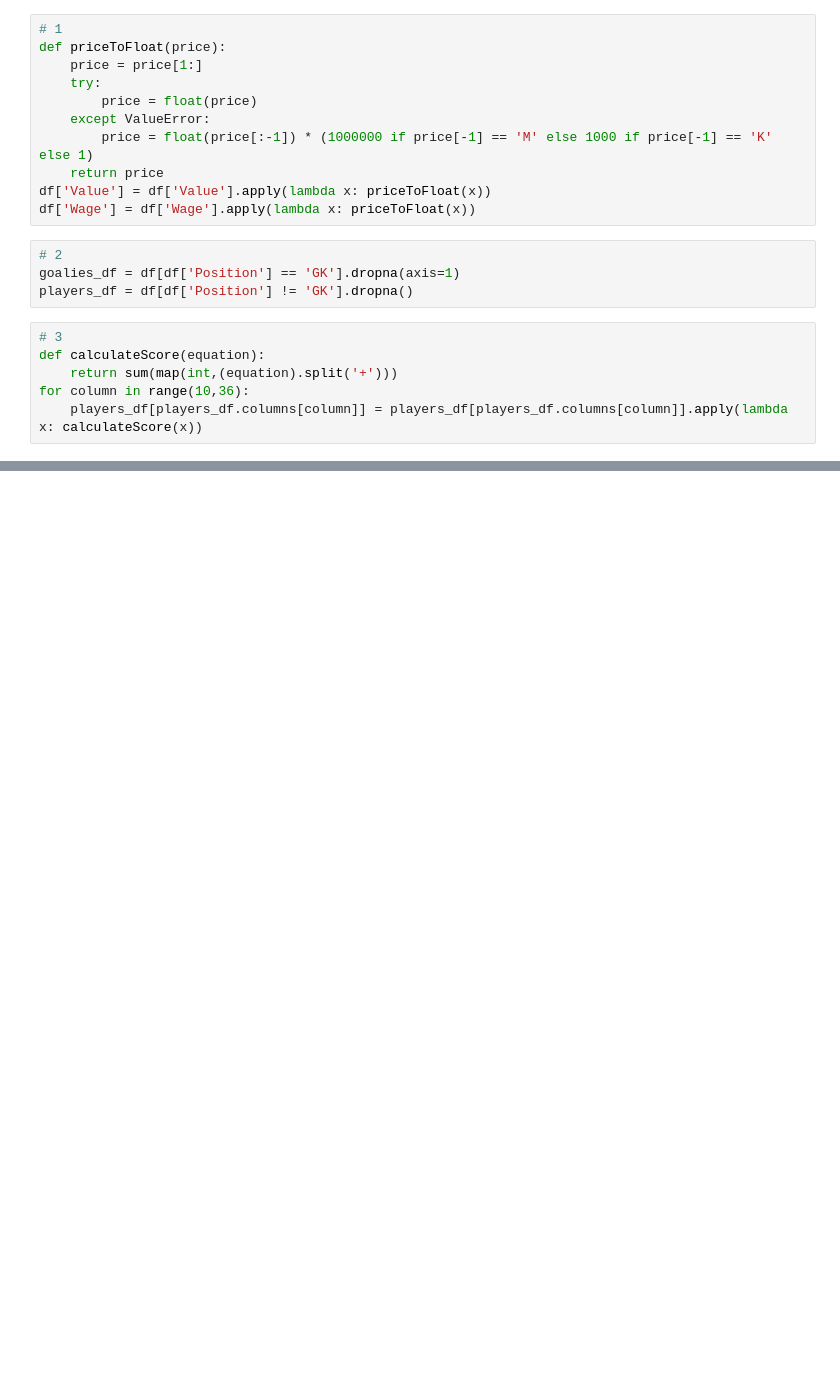
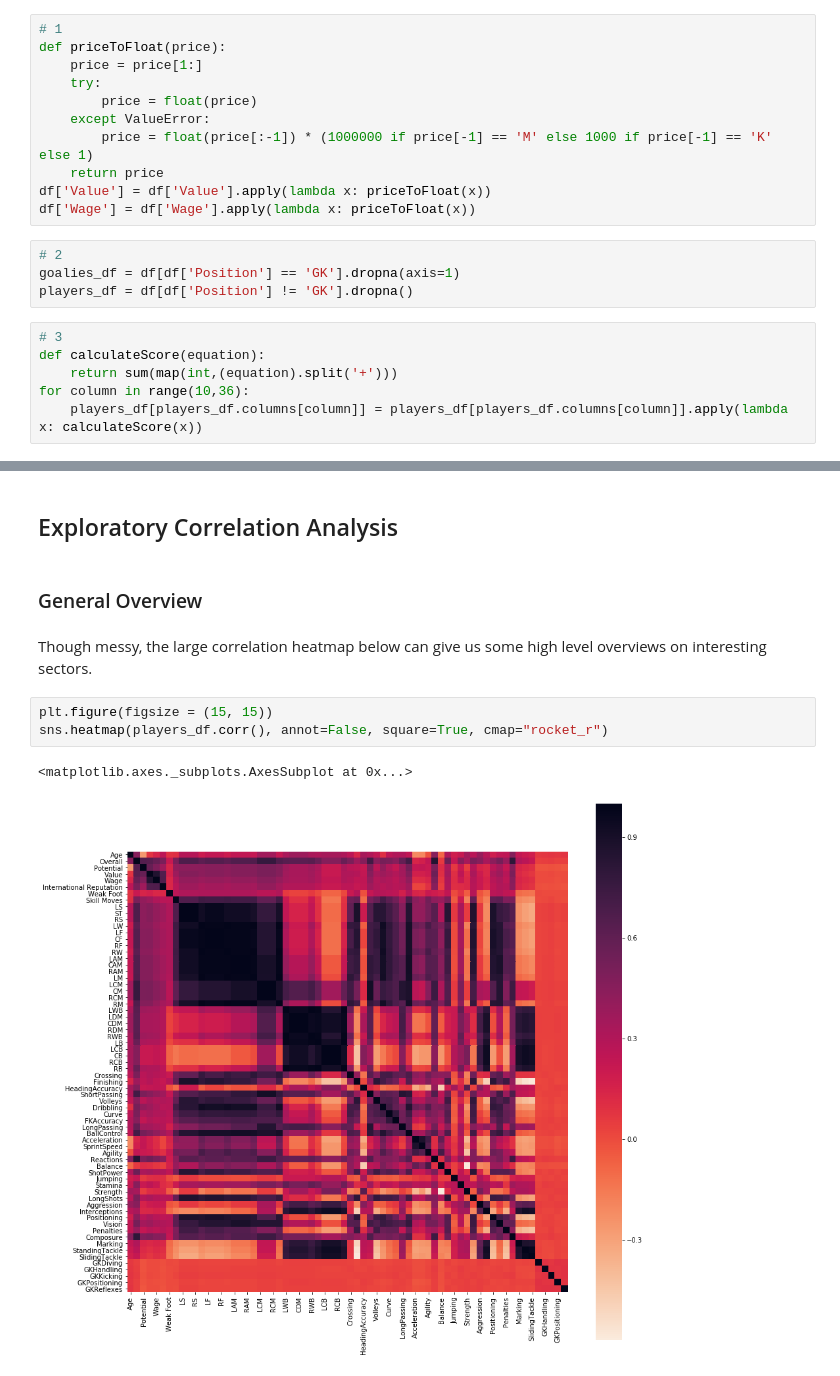
Before and after one commit to danielchen115/underrated-fifa19-players, a Jupyter notebook: fifa19-underrated-players.ipynb, the cells around one changed output, grey strips where cells are left out. Cells and saved outputs as stored; diff of their text form; blank space fills up the shorter version.

Commit message:
Begin feature selection, wage vs value, positional correlations

```diff
--- a/fifa19-underrated-players.ipynb
+++ b/fifa19-underrated-players.ipynb
@@ -93,0 +77,12 @@ goalies_df.drop('Wage', axis=1)
+# %% [markdown]
+## Exploratory Correlation Analysis
+# %% [markdown]
+### General Overview
+# %% [markdown]
+Though messy, the large correlation heatmap below can give us some high level overviews on interesting sectors.
+# %%
+plt.figure(figsize = (15, 15))
+sns.heatmap(players_df.corr(), annot=False, square=True, cmap="rocket_r")
+# %% [output]
+<matplotlib.axes._subplots.AxesSubplot at 0x...>
+[figure, added]
```
Also changed, not shown: parts of 10 cells of this notebook.
